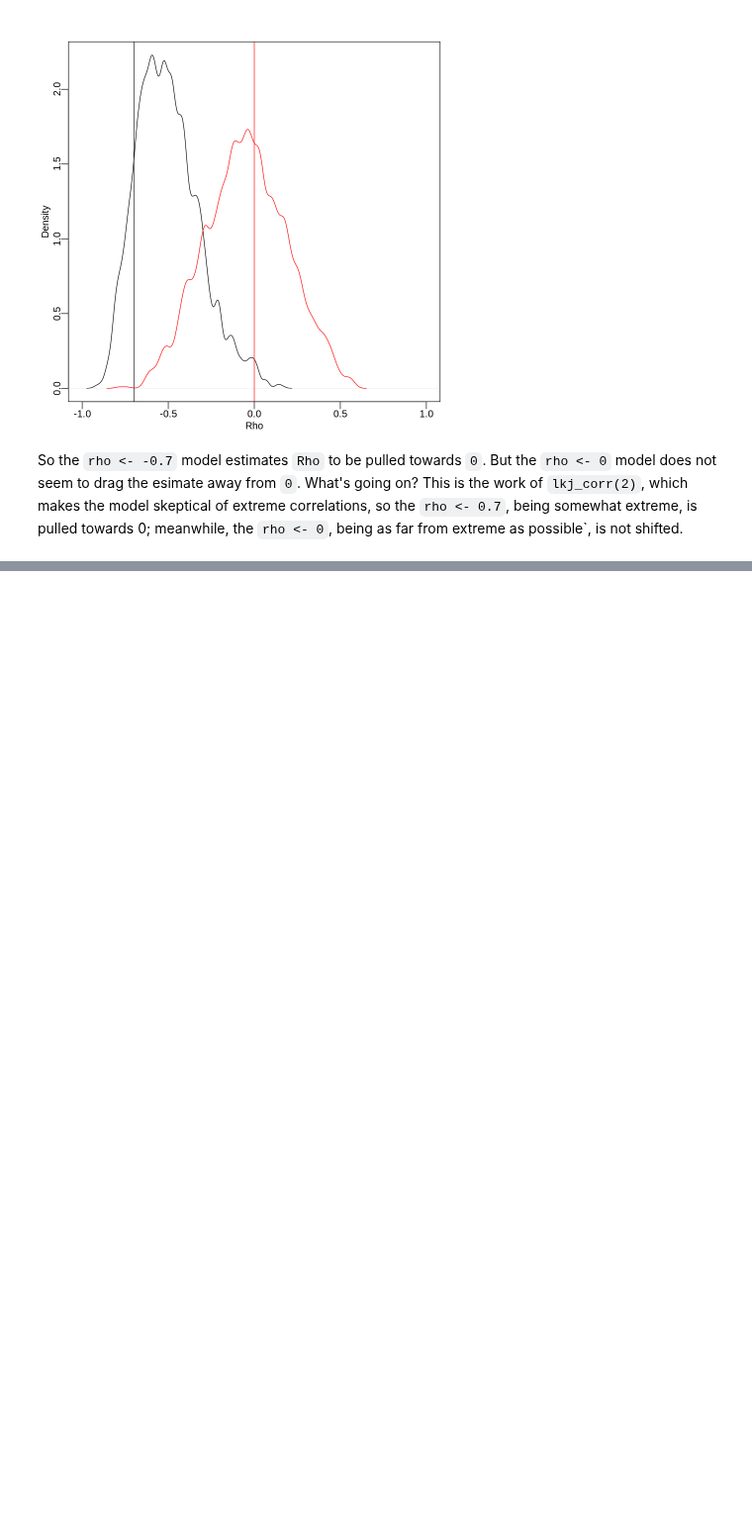
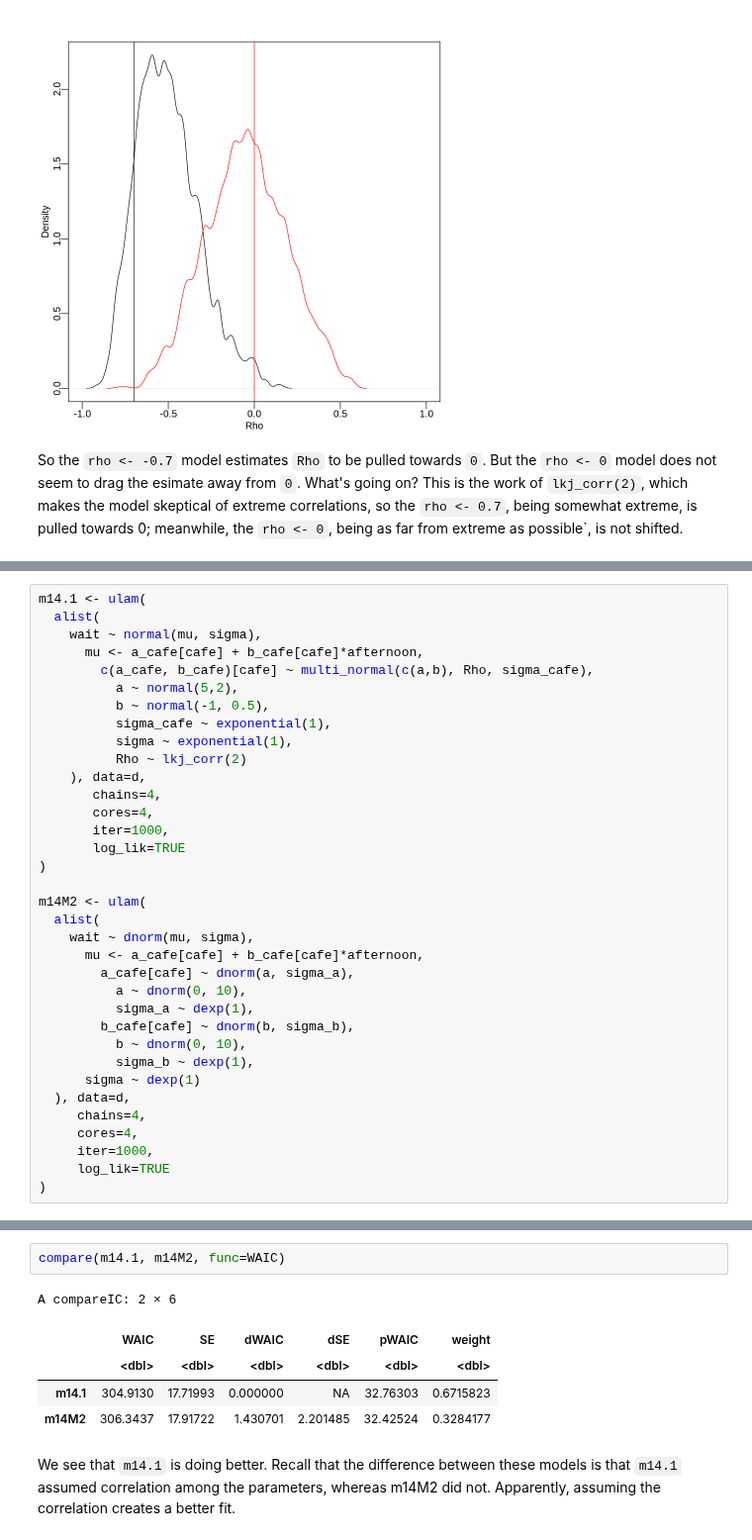
Before and after one commit to nicklausmillican/StatisticalRethinkingIISolutions, a Jupyter notebook: StatisticalRethinkingSolutions2_Ch14.ipynb, the cells around one changed output, grey strips where cells are left out. Shown at 99% size. Drawn from its saved outputs; the diff is of its cells as text; blank space fills up the shorter version.

```diff
--- a/StatisticalRethinkingSolutions2_Ch14.ipynb
+++ b/StatisticalRethinkingSolutions2_Ch14.ipynb
@@ -540,0 +585,35 @@ So the `rho <- -0.7` model estimates `Rho` to be pulled towards `0`.  But the `r
+# %%
+m14.1 <- ulam(
+  alist(
+    wait ~ normal(mu, sigma),
+      mu <- a_cafe[cafe] + b_cafe[cafe]*afternoon,
+        c(a_cafe, b_cafe)[cafe] ~ multi_normal(c(a,b), Rho, sigma_cafe),
+          a ~ normal(5,2),
+          b ~ normal(-1, 0.5),
+          sigma_cafe ~ exponential(1),
+          sigma ~ exponential(1),
+          Rho ~ lkj_corr(2)
+    ), data=d,
+       chains=4,
+       cores=4,
+       iter=1000,
+       log_lik=TRUE
+)
+
+m14M2 <- ulam(
+  alist(
+    wait ~ dnorm(mu, sigma),
+      mu <- a_cafe[cafe] + b_cafe[cafe]*afternoon,
+        a_cafe[cafe] ~ dnorm(a, sigma_a),
+          a ~ dnorm(0, 10),
+          sigma_a ~ dexp(1),
+        b_cafe[cafe] ~ dnorm(b, sigma_b),
+          b ~ dnorm(0, 10),
+          sigma_b ~ dexp(1),
+      sigma ~ dexp(1)
+  ), data=d,
+     chains=4,
+     cores=4,
+     iter=1000,
+     log_lik=TRUE
+)
@@ -540,0 +735,10 @@ So the `rho <- -0.7` model estimates `Rho` to be pulled towards `0`.  But the `r
+# %%
+compare(m14.1, m14M2, func=WAIC)
+# %% [output]
+A compareIC: 2 × 6
+|  | WAIC | SE | dWAIC | dSE | pWAIC | weight |
+|  | <dbl> | <dbl> | <dbl> | <dbl> | <dbl> | <dbl> |
+| m14.1 | 304.9130 | 17.71993 | 0.000000 | NA | 32.76303 | 0.6715823 |
+| m14M2 | 306.3437 | 17.91722 | 1.430701 | 2.201485 | 32.42524 | 0.3284177 |
+# %% [markdown]
+We see that `m14.1` is doing better.  Recall that the difference between these models is that `m14.1` assumed correlation among the parameters, whereas m14M2 did not.  Apparently, assuming the correlation creates a better fit.
```
Also changed, not shown: parts of 6 cells of this notebook.
